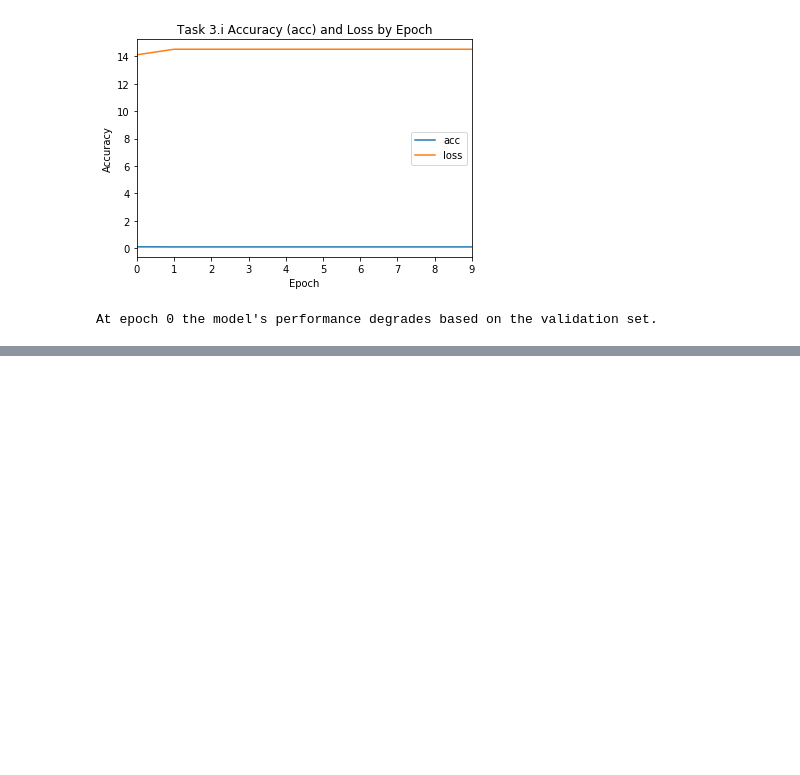
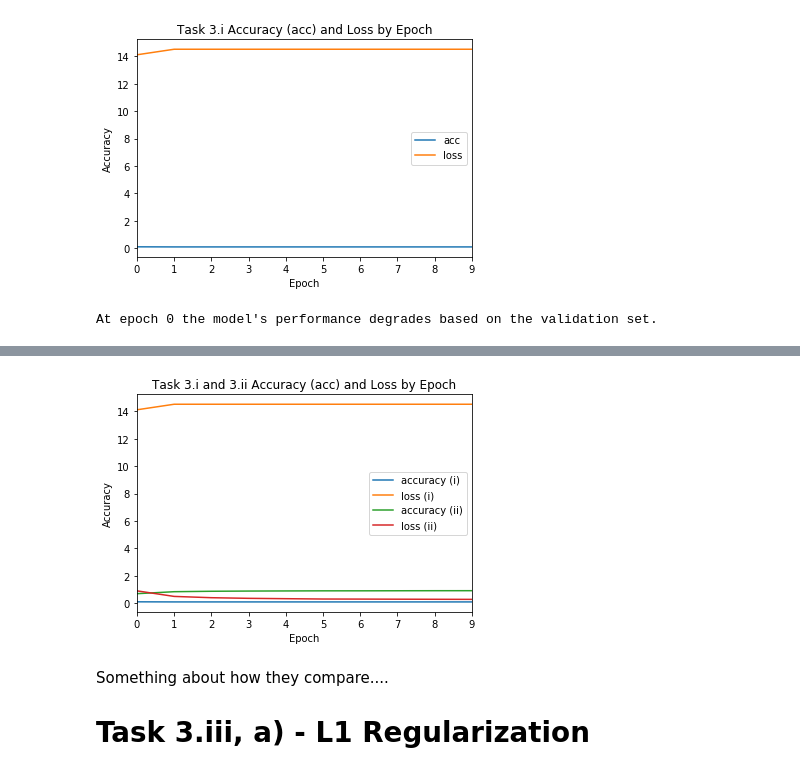
Before and after one commit to tamos/MACS30200proj, a Jupyter notebook: ProblemSets/PS3/PS3_TylerAmos.ipynb, the cells around one changed output, grey strips where cells are left out. Cells and saved outputs as stored; diff of their text form; code cells hidden in the pictures; blank space fills up the shorter version.

```diff
--- a/ProblemSets/PS3/PS3_TylerAmos.ipynb
+++ b/ProblemSets/PS3/PS3_TylerAmos.ipynb
@@ -103,0 +69,24 @@ At epoch 0 the model's performance degrades based on the validation set.
+# %%
+network_ii = models.Sequential()
+
+
+# dropout ref: https://machinelearningmastery.com/dropout-regularization-deep-learning-models-keras/
+
+# Four dense,fully connected layers
+network_ii.add(layers.Dense(512, activation='relu', input_shape=(28 * 28,)))
+network_ii.add(layers.Dropout(0.5))
+network_ii.add(layers.Dense(512, activation='relu', input_shape=(28 * 28,)))
+network_ii.add(layers.Dropout(0.5))
+network_ii.add(layers.Dense(512, activation='relu', input_shape=(28 * 28,)))
+network_ii.add(layers.Dropout(0.5))
+network_ii.add(layers.Dense(512, activation='relu', input_shape=(28 * 28,)))
+
+# Fifth layer using softmax
+network_ii.add(layers.Dense(10, activation='softmax'))
+
+network_ii.compile(optimizer='rmsprop',
+                loss='categorical_crossentropy',
+                metrics=['accuracy'])
+history_training_ii = network_ii.fit(train_images, train_labels, epochs=10, batch_size=512)
+test_loss, test_acc = network_ii.evaluate(test_images, test_labels)
+print('test_acc:', test_acc)
@@ -103,0 +111,16 @@ At epoch 0 the model's performance degrades based on the validation set.
+# %%
+df = pd.DataFrame(history_training_i.history)
+df_2 = pd.DataFrame(history_training_ii.history)
+df.columns = ['accuracy (i)', 'loss (i)']
+df['accuracy (ii)']  = df_2['acc']
+df['loss (ii)'] = df_2['loss']
+df.plot()
+plt.title("Task 3.i and 3.ii Accuracy (acc) and Loss by Epoch")
+plt.ylabel("Accuracy")
+plt.xlabel("Epoch");
+# %% [output]
+[figure, added]
+# %% [markdown]
+Something about how they compare....
+
+# Task 3.iii, a) - L1 Regularization
```
Also changed, not shown: parts of 19 cells of this notebook.
